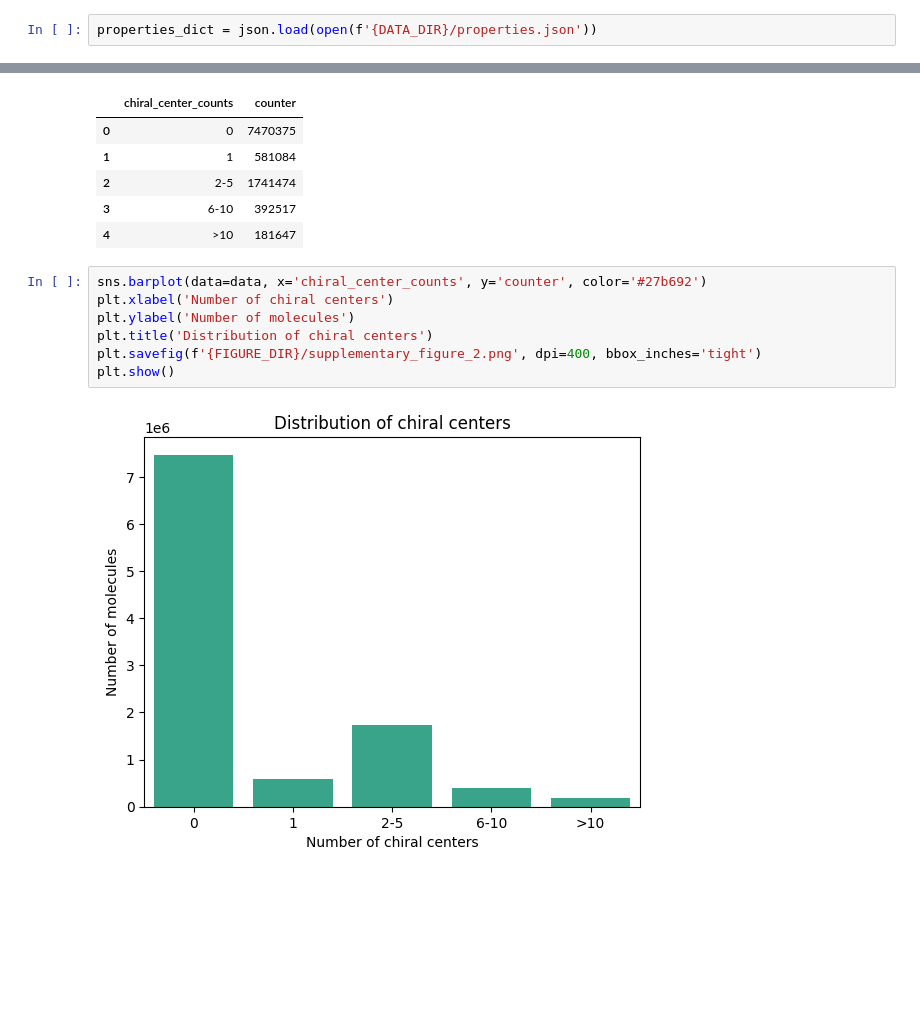
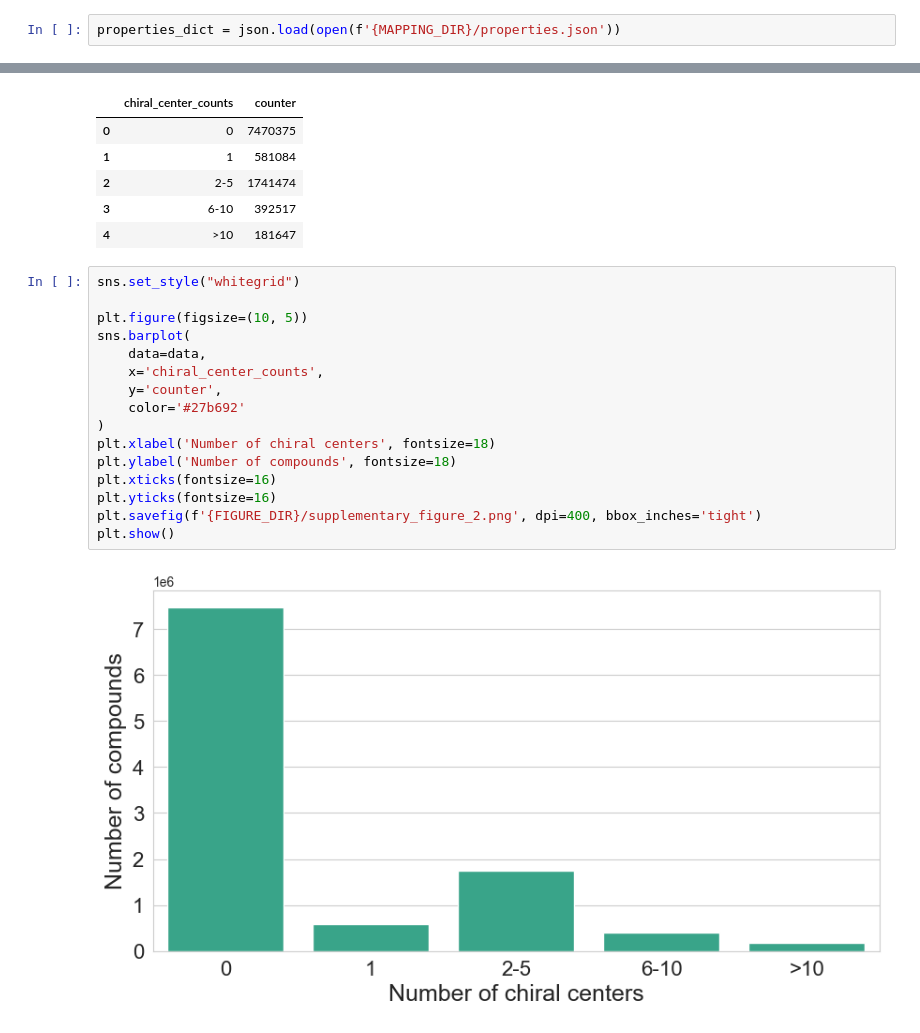
Before and after one commit to Fraunhofer-ITMP/patent-clinical-candidate-characteristics, a Jupyter notebook: notebooks/3_3_chiral_centers.ipynb, the cells around one changed output, grey strips where cells are left out. Cells and saved outputs as stored; diff of their text form; blank space fills up the shorter version.

```diff
--- a/notebooks/3_3_chiral_centers.ipynb
+++ b/notebooks/3_3_chiral_centers.ipynb
@@ -19,7 +19,7 @@ FIGURE_DIR = '../data/figures'
 # %% [markdown]
 # Load properties data dump
 # %%
-properties_dict = json.load(open(f'{DATA_DIR}/properties.json'))
+properties_dict = json.load(open(f'{MAPPING_DIR}/properties.json'))
 # %%
 properties_df = pd.DataFrame(properties_dict)
 properties_df = properties_df.T
@@ -87,11 +87,20 @@ data
 | 3 | 6-10 | 392517 |
 | 4 | >10 | 181647 |
 # %%
-sns.barplot(data=data, x='chiral_center_counts', y='counter', color='#27b692')
-plt.xlabel('Number of chiral centers')
-plt.ylabel('Number of molecules')
-plt.title('Distribution of chiral centers')
+sns.set_style("whitegrid")
+
+plt.figure(figsize=(10, 5))
+sns.barplot(
+    data=data,
+    x='chiral_center_counts',
+    y='counter',
+    color='#27b692'
+)
+plt.xlabel('Number of chiral centers', fontsize=18)
+plt.ylabel('Number of compounds', fontsize=18)
+plt.xticks(fontsize=16)
+plt.yticks(fontsize=16)
 plt.savefig(f'{FIGURE_DIR}/supplementary_figure_2.png', dpi=400, bbox_inches='tight')
 plt.show()
 # %% [output]
-[figure, old version]
+[figure, new version]
```
Also changed, not shown: parts of 1 cell of this notebook.
